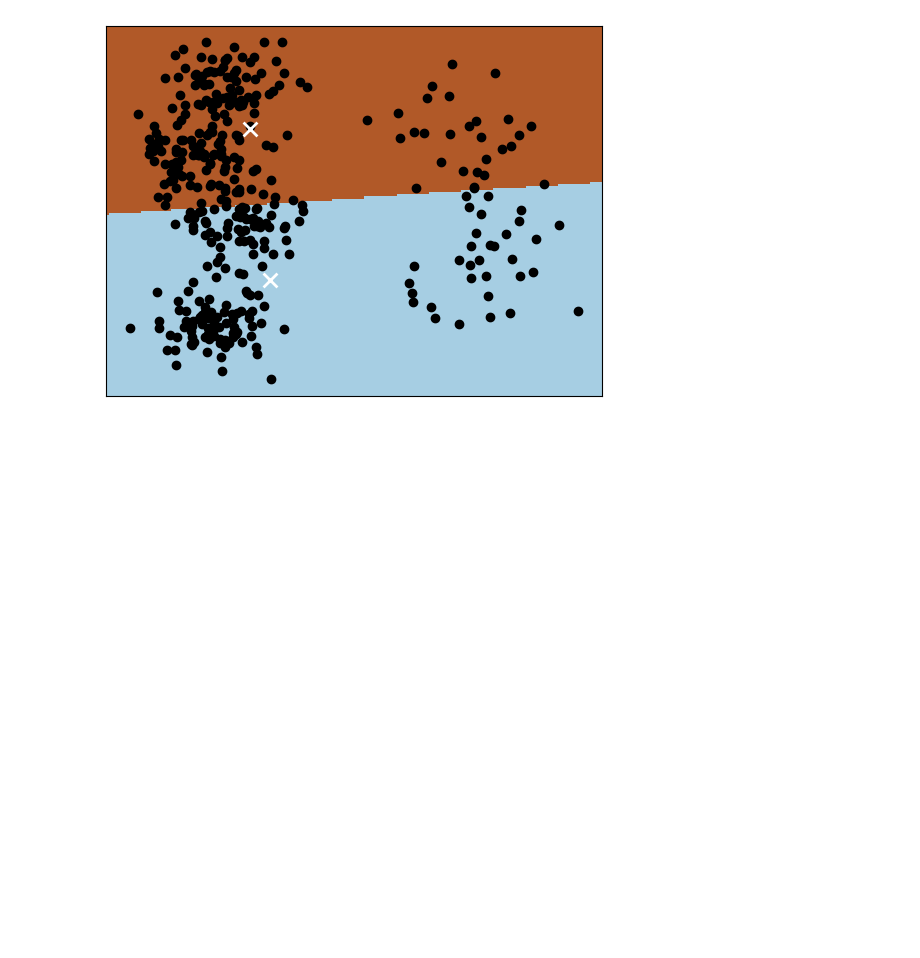
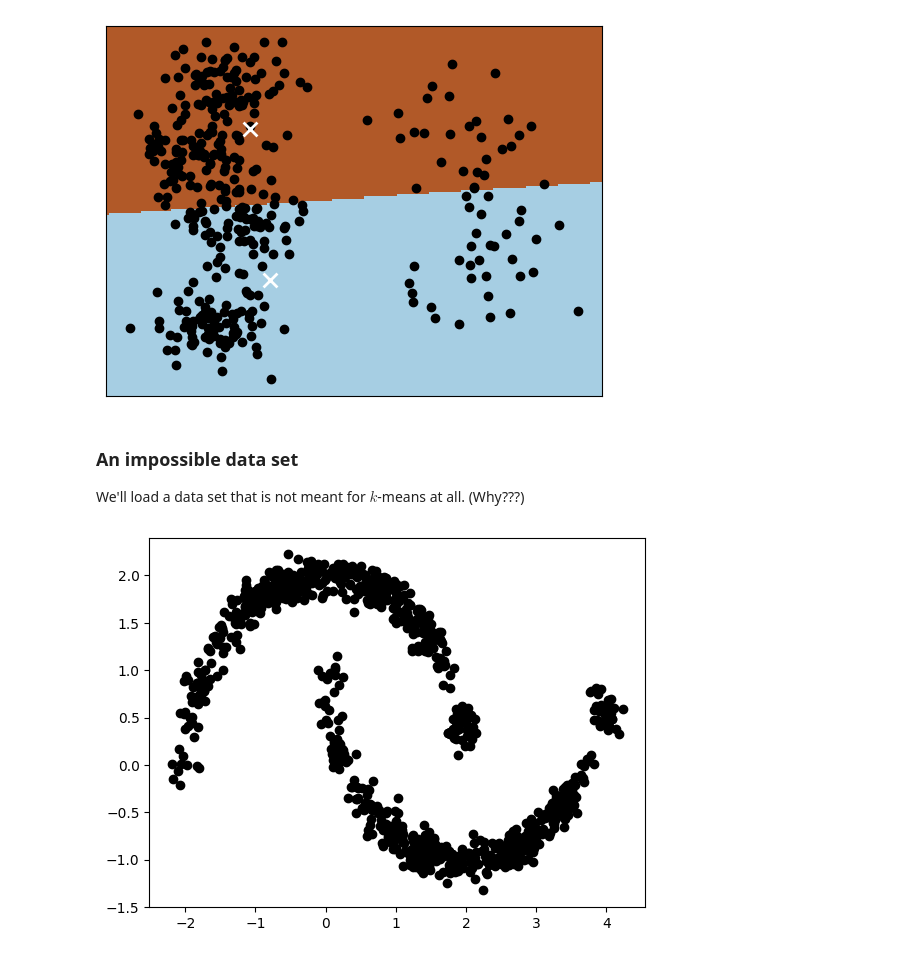
Before and after one commit to joshmaglione/CS4102-Jupyter, a Jupyter notebook: Week10.ipynb, the cells around one changed output. Drawn from its saved outputs; the diff is of its cells as text; code cells hidden in the pictures; blank space fills up the shorter version.

```diff
--- a/Week10.ipynb
+++ b/Week10.ipynb
@@ -141,3 +141,12 @@ plot = Voronoi(data_2u, kmeans=BasicKMeans(2, data_2u))
 plot = Voronoi(data_2u, kmeans=BasicKMeans_2(2, data_2u))
 # %% [output]
 [figure]
+# %% [markdown]
+### An impossible data set
+
+We'll load a data set that is not meant for $k$-means at all. (Why???)
+# %%
+data_imp = np.array(pd.read_csv("data/impossible.csv"))
+plot = Voronoi(data_imp)
+# %% [output]
+[figure, added]
```
Also changed, not shown: parts of 10 cells of this notebook, 1 other file.
